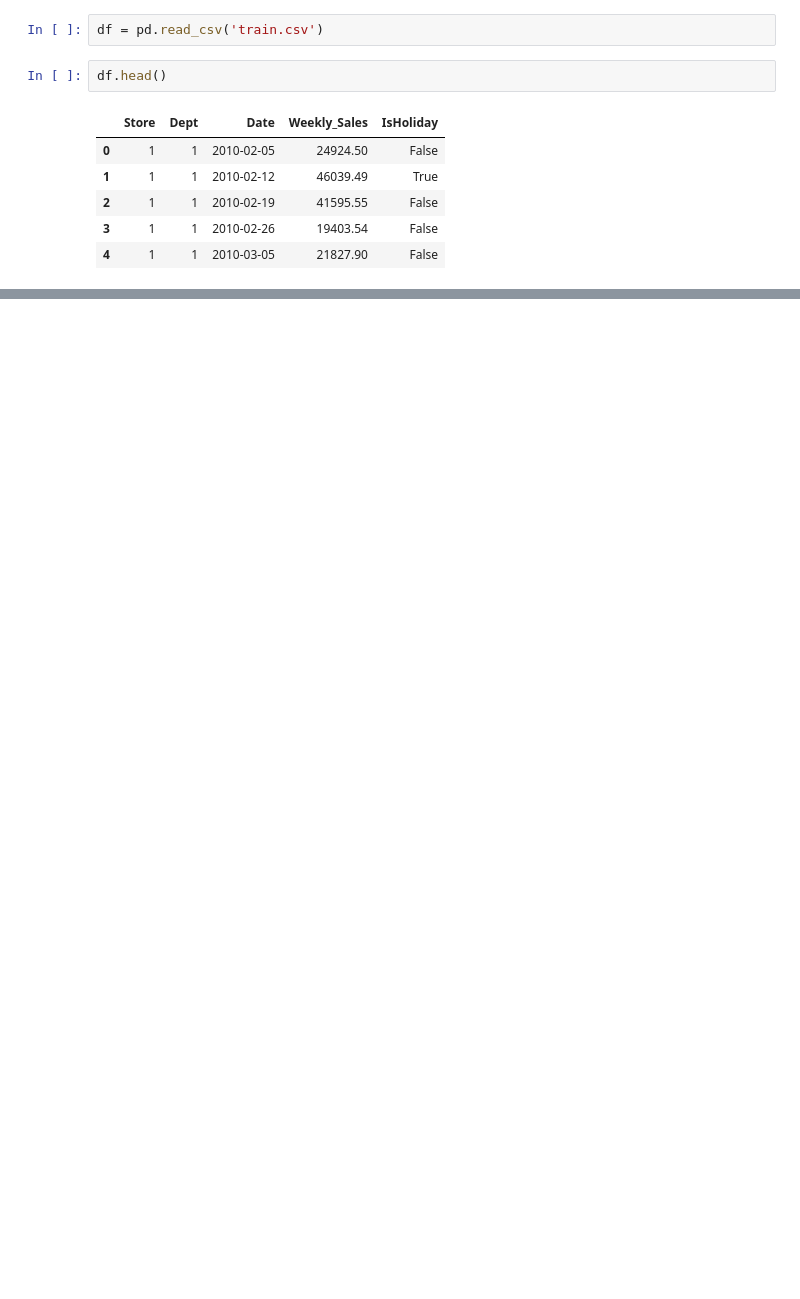
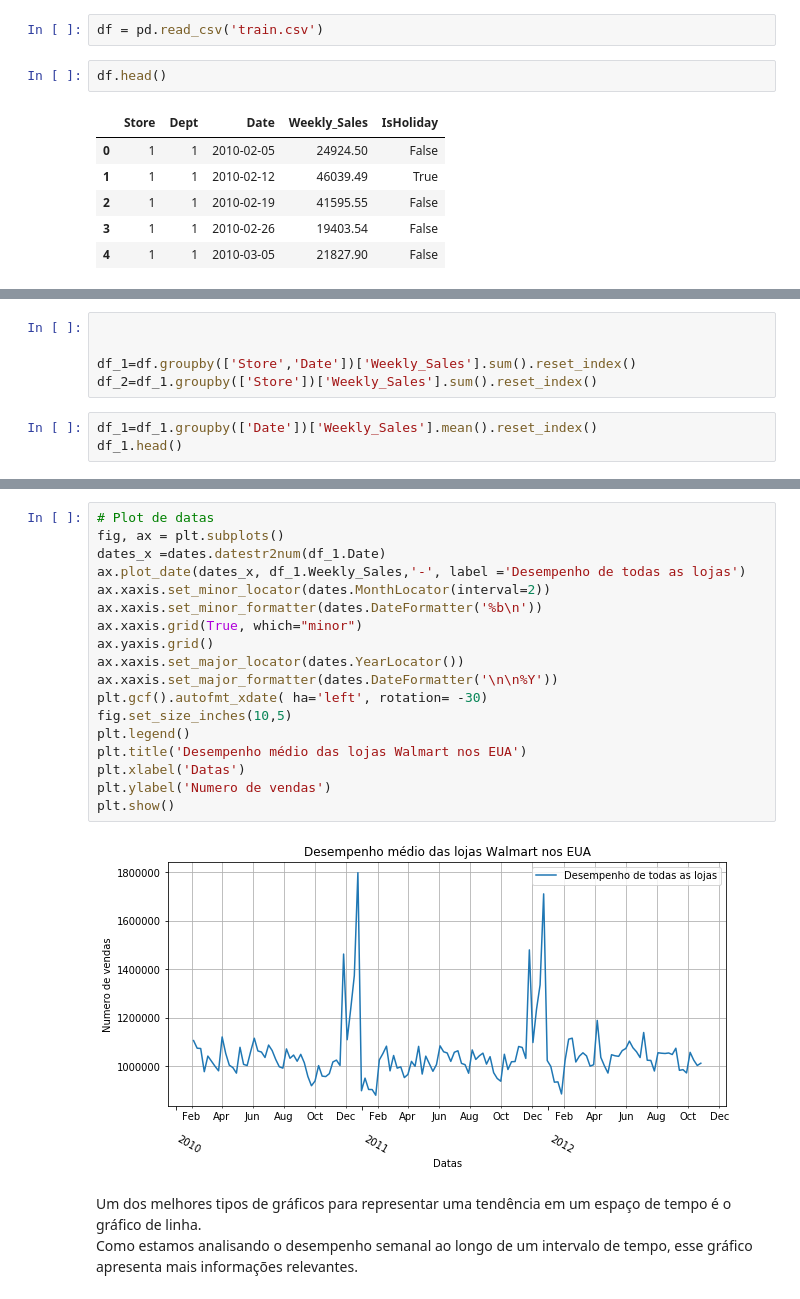
Before and after one commit to vitorhi/Tarefa1_NovosPiratas, a Jupyter notebook: Tarefa 1.ipynb, the cells around one changed output, grey strips where cells are left out. Cells and saved outputs as stored; diff of their text form; blank space fills up the shorter version.

```diff
--- a/Tarefa 1.ipynb
+++ b/Tarefa 1.ipynb
@@ -20,0 +30,8 @@ df.head()
+# %%
+
+
+df_1=df.groupby(['Store','Date'])['Weekly_Sales'].sum().reset_index()
+df_2=df_1.groupby(['Store'])['Weekly_Sales'].sum().reset_index()
+# %%
+df_1=df_1.groupby(['Date'])['Weekly_Sales'].mean().reset_index()
+df_1.head()
@@ -20,0 +45,23 @@ df.head()
+# %%
+# Plot de datas
+fig, ax = plt.subplots()
+dates_x =dates.datestr2num(df_1.Date)
+ax.plot_date(dates_x, df_1.Weekly_Sales,'-', label ='Desempenho de todas as lojas')
+ax.xaxis.set_minor_locator(dates.MonthLocator(interval=2))
+ax.xaxis.set_minor_formatter(dates.DateFormatter('%b\n'))
+ax.xaxis.grid(True, which="minor")
+ax.yaxis.grid()
+ax.xaxis.set_major_locator(dates.YearLocator())
+ax.xaxis.set_major_formatter(dates.DateFormatter('\n\n%Y'))
+plt.gcf().autofmt_xdate( ha='left', rotation= -30)
+fig.set_size_inches(10,5)
+plt.legend()
+plt.title('Desempenho médio das lojas Walmart nos EUA')
+plt.xlabel('Datas')
+plt.ylabel('Numero de vendas')
+plt.show()
+# %% [output]
+[figure, added]
+# %% [markdown]
+Um dos melhores tipos de gráficos para representar uma tendência em um espaço de tempo é o gráfico de linha.
+Como estamos analisando o desempenho semanal ao longo de um intervalo de tempo, esse gráfico apresenta mais informações relevantes.
```
Also changed, not shown: parts of 44 cells of this notebook.
